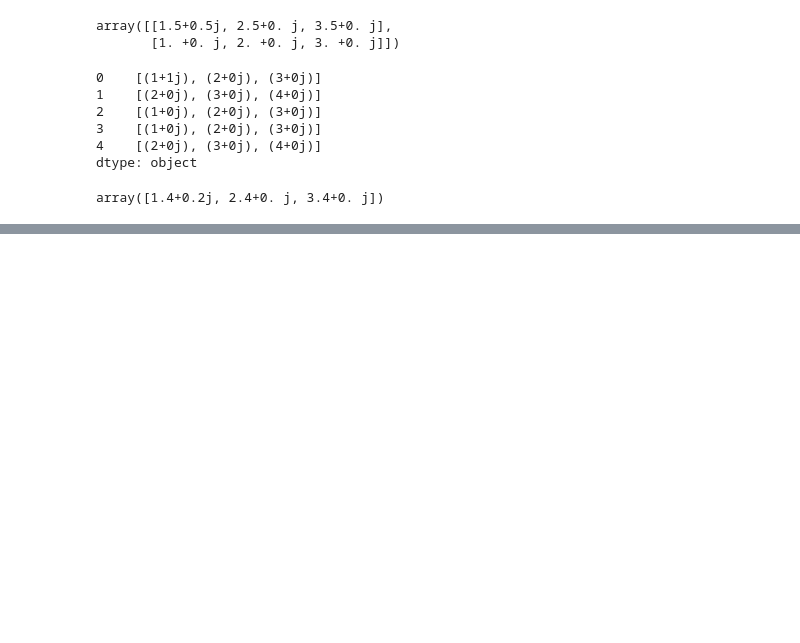
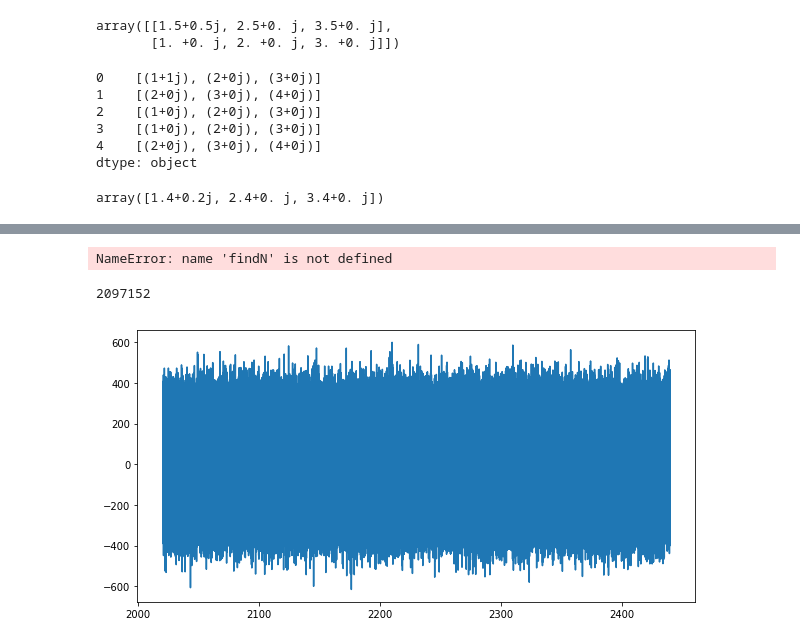
Before and after one commit to ggrillo93/plasma-lensing, a Jupyter notebook: Pulse interference.ipynb, the cells around one changed output, grey strips where cells are left out. Cells and saved outputs as stored; diff of their text form; code cells hidden in the pictures; blank space fills up the shorter version.

```diff
--- a/Pulse interference.ipynb
+++ b/Pulse interference.ipynb
@@ -348,0 +351,28 @@ array([[1.+1.j, 2.+0.j, 3.+0.j],
+# %%
+T = 5e-3
+fc = 2.23e9
+bw = 400e6
+nch = 256
+nsam = findN(bw, nch, T)
+t = np.linspace(-T/2., T/2., nsam)
+template = gauss(t, 5e-4, 1, 0.)
+std = 0.1
+pulse = 0.25*template*np.random.randn(nsam) + 0.1*np.random.randn(nsam)
+hetpulse = pulse*np.exp(1j*2*pi*t*fc)
+plt.figure(figsize = (10, 5))
+plt.plot(t, hetpulse.real)
+plt.show()
+# %% [output]
+NameError: name 'findN' is not defined
+# %%
+len(np.random.randn(nsam))
+# %% [output]
+2097152
+# %%
+ft = fftshift(fft(hetpulse))
+freq = fftfreq(nsam, d = T/nsam)
+plt.figure(figsize = (10, 5))
+plt.plot(freq/1e6 + fc/1e6, ft.imag)
+plt.show()
+# %% [output]
+[figure, added]
```
Also changed, not shown: parts of 38 cells of this notebook, 7 other files.
